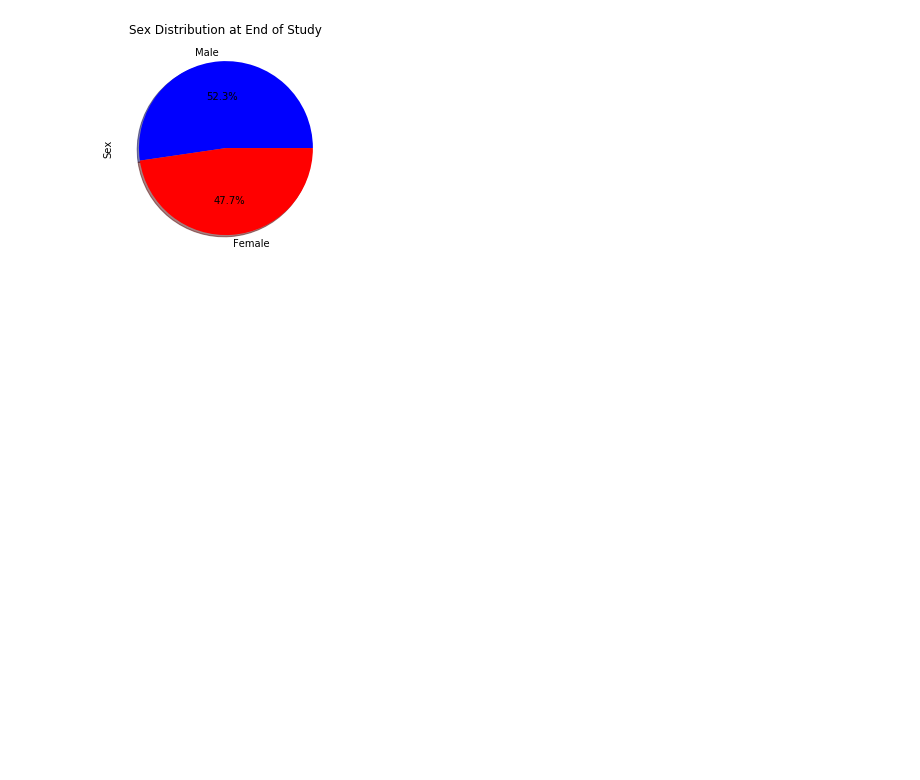
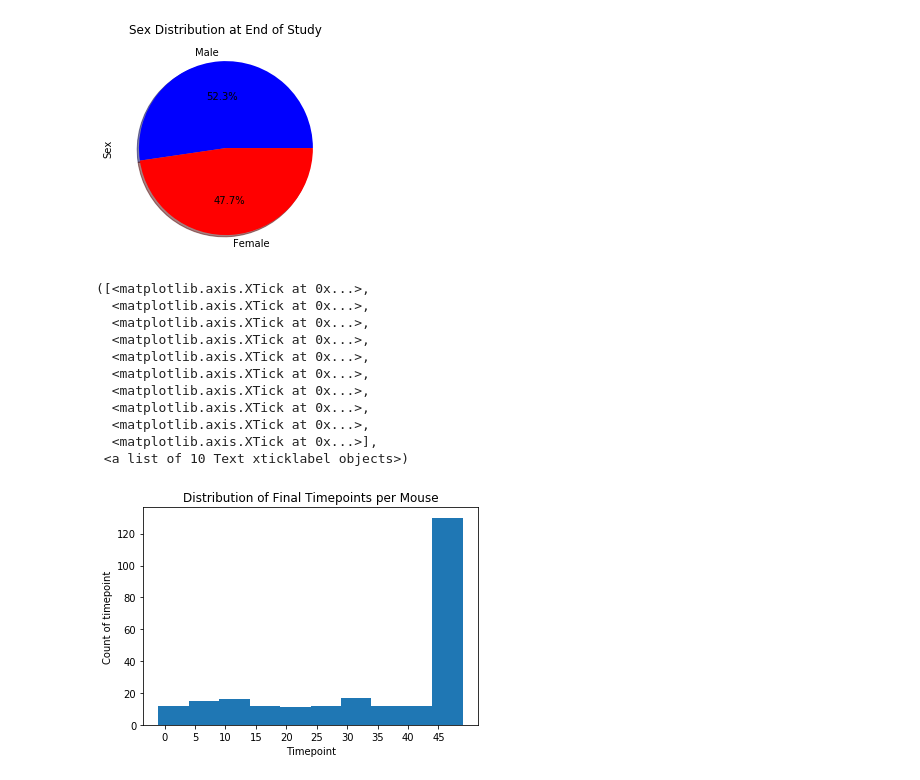
Before and after one commit to camiloibanez/Cancer-Drug-Mice-Trial, a Jupyter notebook: Instructions/Pymaceuticals/pymaceuticals_starter.ipynb, the cells around one changed output. Cells and saved outputs as stored; diff of their text form; code cells hidden in the pictures; blank space fills up the shorter version.

Commit message:
distribution of final timepoints per mouse id

```diff
--- a/Instructions/Pymaceuticals/pymaceuticals_starter.ipynb
+++ b/Instructions/Pymaceuticals/pymaceuticals_starter.ipynb
@@ -165,12 +179,12 @@ last_timepoints
 # %%
 # Calculate the final tumor volume of each mouse across four of the most promising treatment regimens. Calculate the IQR and quantitatively determine if there are any potential outliers.
 
-last_timepoints = last_timepoints.loc[((last_timepoints["Drug Regimen"] == "Capomulin") | \
+last_timepoints_of_top_regimens = last_timepoints.loc[((last_timepoints["Drug Regimen"] == "Capomulin") | \
                     (last_timepoints["Drug Regimen"] == "Ramicane") | \
                     (last_timepoints["Drug Regimen"] == "Infubinol") | \
                     (last_timepoints["Drug Regimen"] == "Ceftamin")),
                     ["Mouse ID", "Drug Regimen", "Tumor Volume (mm3)"]]
-last_timepoints
+last_timepoints_of_top_regimens
 # %% [output]
 |  | Mouse ID | Drug Regimen | Tumor Volume (mm3) |
 | 0 | k403 | Ramicane | 22.050126 |
@@ -295,3 +309,22 @@ gender_survival_at_first["Sex"].value_counts().plot(kind="pie", colors=["blue",
 # %% [output]
 <matplotlib.axes._subplots.AxesSubplot at 0x...>
 [figure]
+# %%
+plt.hist(x=last_timepoints["Timepoint"], bins= [0,5,10,15,20,25,30,35,40,45,50])
+plt.title("Distribution of Final Timepoints per Mouse")
+plt.ylabel("Count of timepoint")
+plt.xlabel("Timepoint")
+plt.xticks([0,5,10,15,20,25,30,35,40,45])
+# %% [output]
+([<matplotlib.axis.XTick at 0x...>,
+  <matplotlib.axis.XTick at 0x...>,
+  <matplotlib.axis.XTick at 0x...>,
+  <matplotlib.axis.XTick at 0x...>,
+  <matplotlib.axis.XTick at 0x...>,
+  <matplotlib.axis.XTick at 0x...>,
+  <matplotlib.axis.XTick at 0x...>,
+  <matplotlib.axis.XTick at 0x...>,
+  <matplotlib.axis.XTick at 0x...>,
+  <matplotlib.axis.XTick at 0x...>],
+ <a list of 10 Text xticklabel objects>)
+[figure, added]
```
Also changed, not shown: parts of 5 cells of this notebook.
